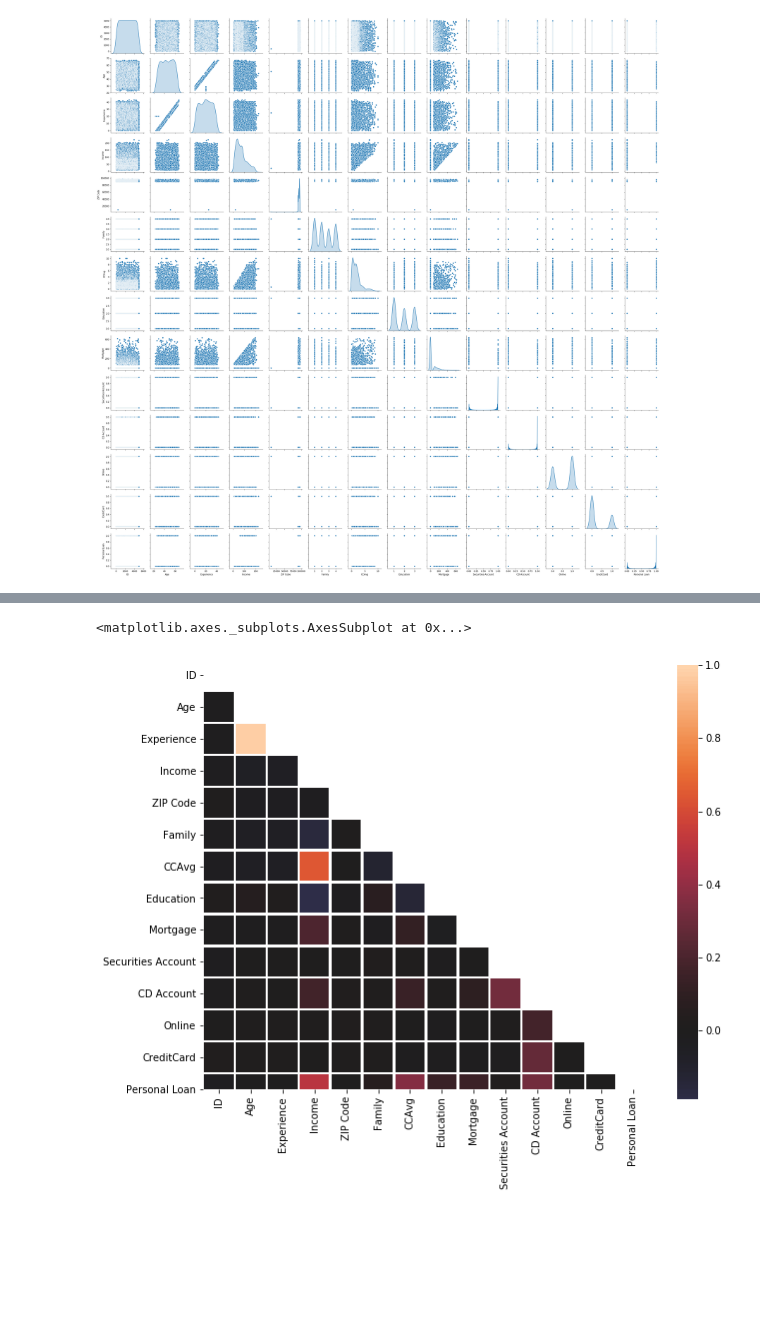
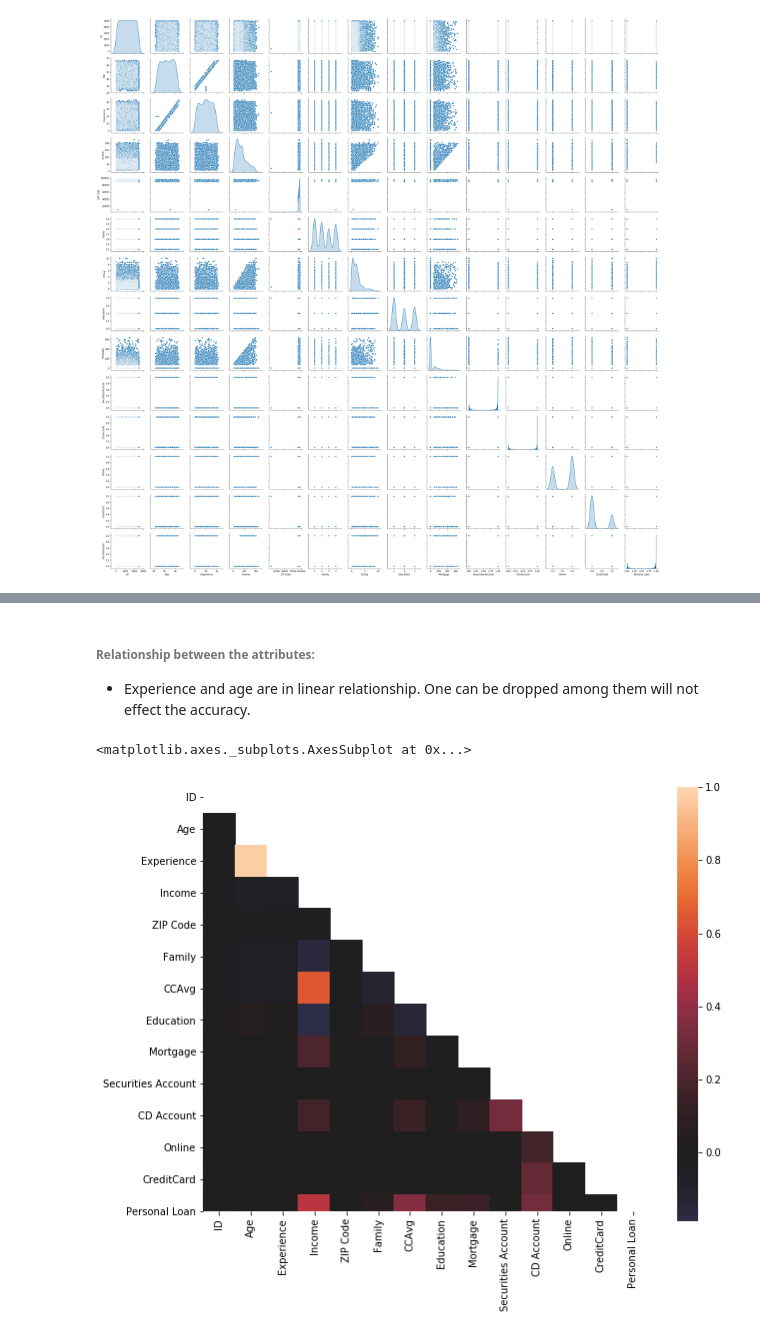
Before and after one commit to adityadash300/Internship_Studio, a Jupyter notebook: Solution.ipynb, the cells around one changed output, grey strips where cells are left out. Saved outputs shown, nothing was run; the diff lists cells and outputs as text; code cells hidden in the pictures; blank space fills up the shorter version.

```diff
--- a/Solution.ipynb
+++ b/Solution.ipynb
@@ -28,7 +44,7 @@ df.head()
 df_bank = df
 # %%
 y = df_bank['Personal Loan']                                # Adjusting the position of column Personal Loan.
-df_Bank.drop(['Personal Loan'], axis = 1,inplace = True)
+df_bank.drop(['Personal Loan'], axis = 1,inplace = True)
 df['Personal Loan'] = y
 df_bank.head(2)
 # %% [output]
@@ -115,10 +167,14 @@ sns.pairplot(data =df_Bank, diag_kind ='kde')
+# %% [markdown]
+###### Relationship between the attributes:
+
+- Experience and age are in linear relationship. One can be dropped among them will not effect the accuracy.
 # %%
 corr = df_bank.corr()
 # %%
 mask = np.triu(np.ones_like(corr, dtype = np.bool))
 # %%
 plt.figure(figsize = (10, 8))
-sns.heatmap(corr, mask = mask, center = 0, linewidth = 1.5, square = True)
+sns.heatmap(corr, mask = mask, center = 0, square = True)
 # %% [output]
 <matplotlib.axes._subplots.AxesSubplot at 0x...>
-[figure, old version]
+[figure, new version]
```
Also changed, not shown: parts of 71 cells of this notebook.
